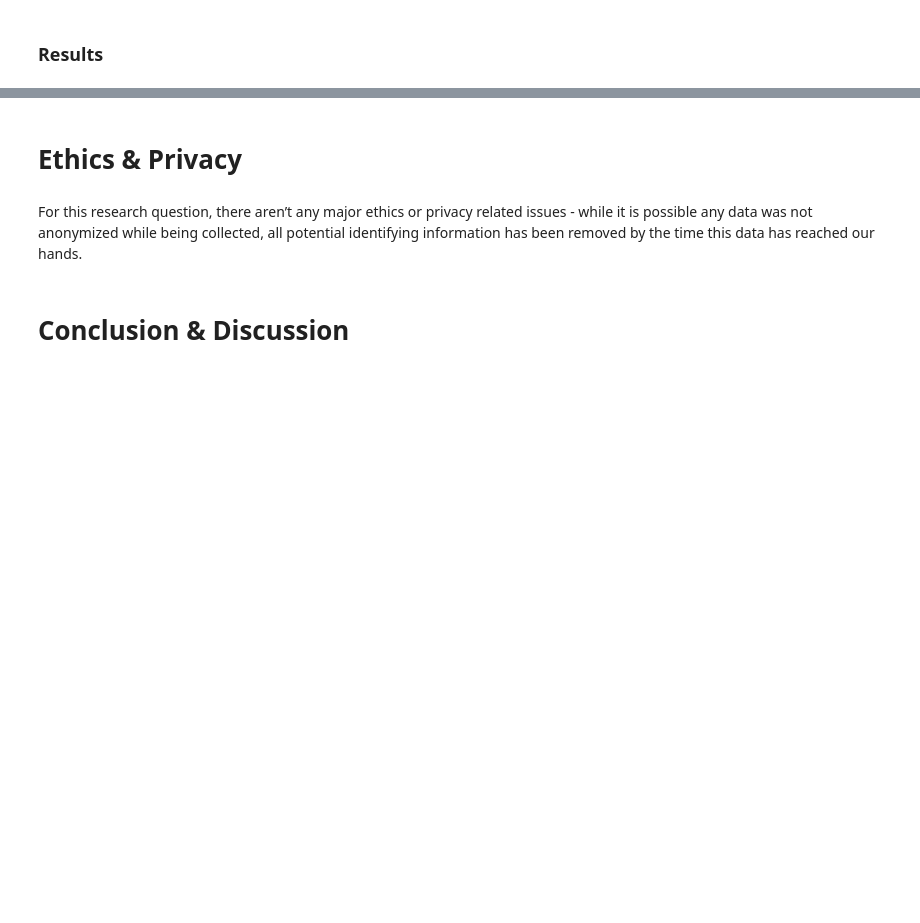
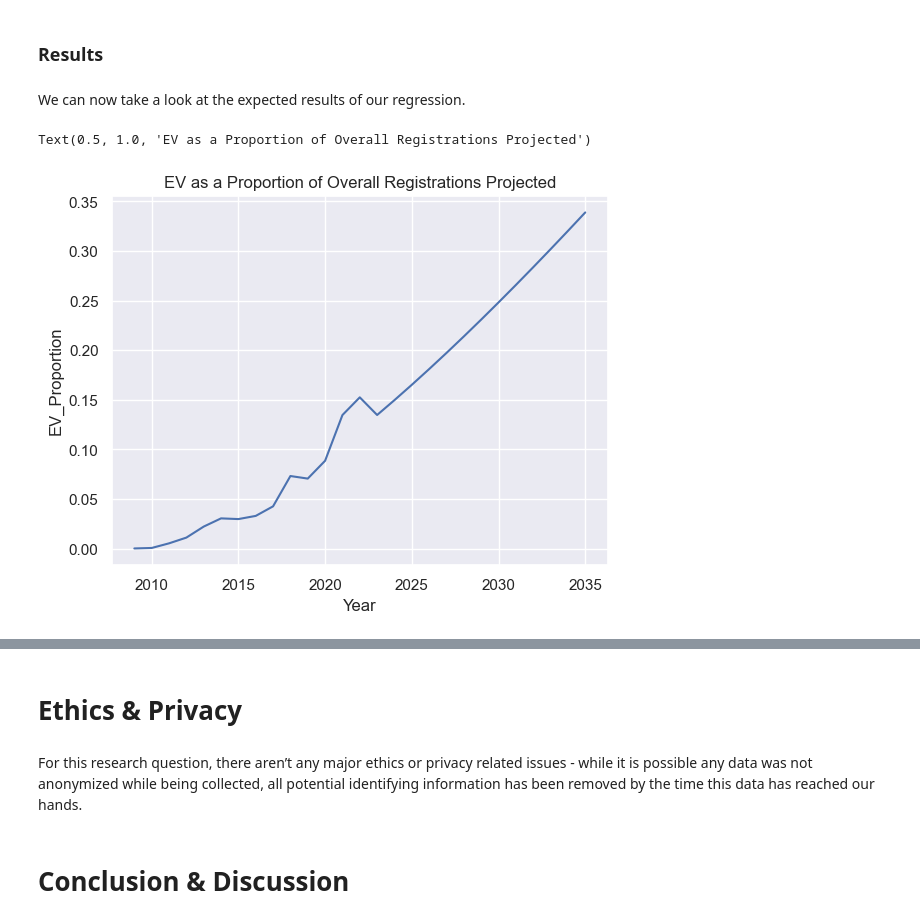
Before and after one commit to nliu880/EV-Sales-in-California, a Jupyter notebook: FinalProjectGroup_Sp23_Weston_Nicole_Adi_Sophia_Katie.ipynb, the cells around one changed output, grey strips where cells are left out. Drawn from its saved outputs; the diff is of its cells as text; code cells hidden in the pictures; blank space fills up the shorter version.

```diff
--- a/FinalProjectGroup_Sp23_Weston_Nicole_Adi_Sophia_Katie.ipynb
+++ b/FinalProjectGroup_Sp23_Weston_Nicole_Adi_Sophia_Katie.ipynb
@@ -753,0 +852,7 @@ With this EDA complete, we continue into Data Analysis and answering our questio
+# %%
+df_newreg = df_newreg[df_newreg['Year']>2008].reset_index(drop = True)
+
+projected_sales = df_newreg
+projected_sales["EV_Sales"] = EV_Sales_Extrapolated["EV_Sales"]
+projected_sales["EV_Proportion"] = projected_sales["EV_Sales"]/df_newreg['Registrations']
+projected_sales["Year"] = projected_sales["Year"].astype("int")
@@ -754,2 +861,9 @@ With this EDA complete, we continue into Data Analysis and answering our questio
 # %% [markdown]
 ### Results
+# %% [markdown]
+We can now take a look at the expected results of our regression.
+# %%
+sns.lineplot(data = projected_sales, x = 'Year', y='EV_Proportion').set_title("EV as a Proportion of Overall Registrations Projected")
+# %% [output]
+Text(0.5, 1.0, 'EV as a Proportion of Overall Registrations Projected')
+[figure, added]
```
Also changed, not shown: parts of 29 cells of this notebook, 4 other files.
